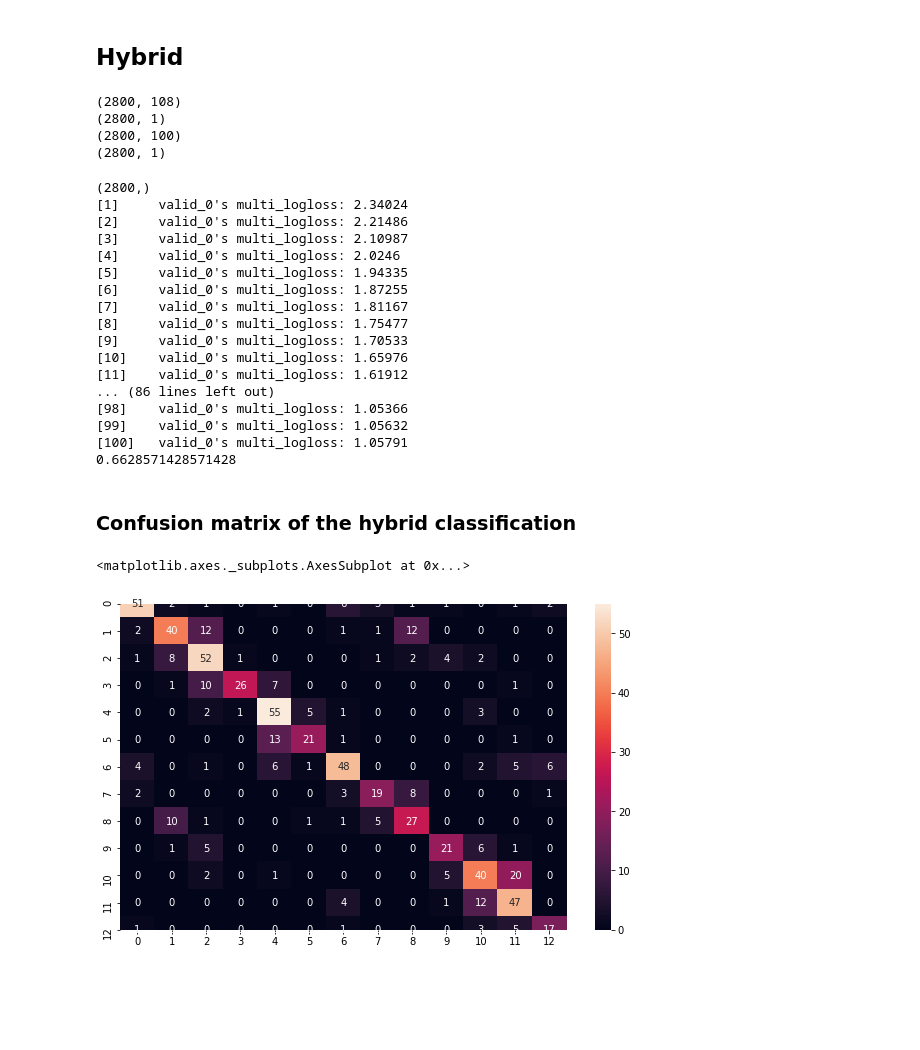
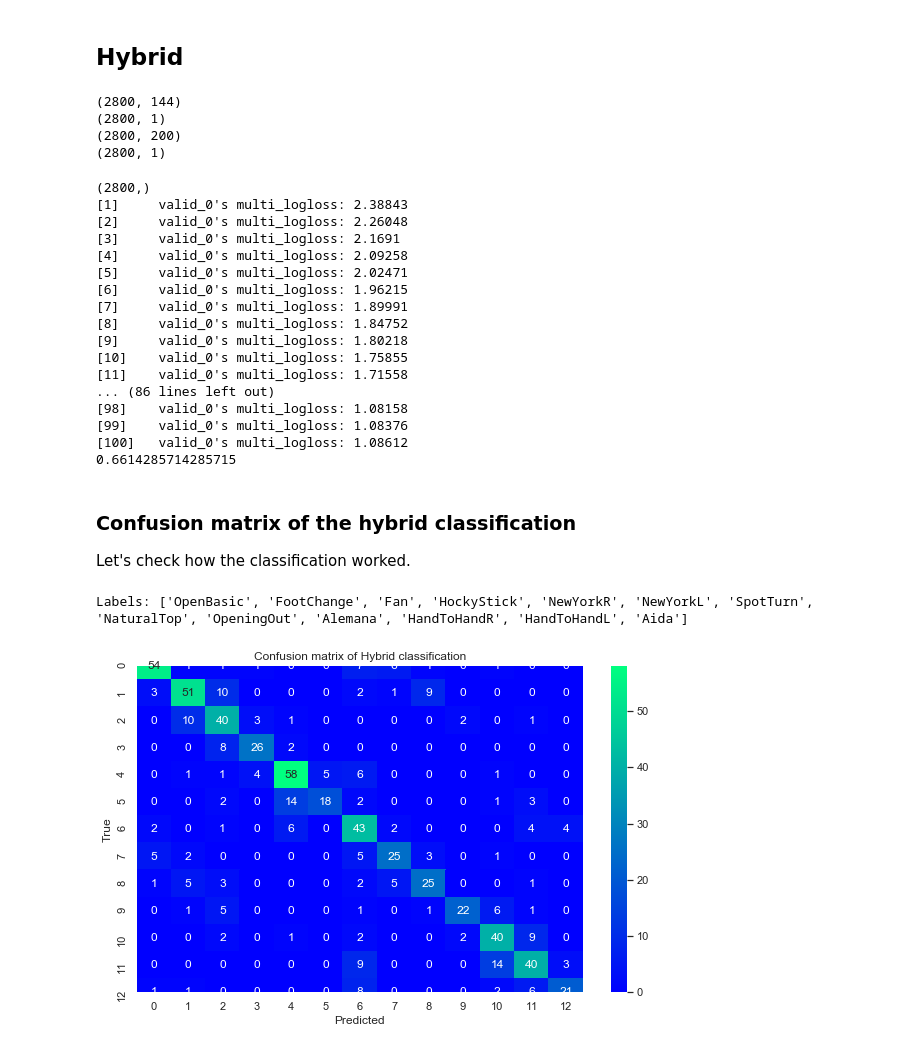
Before and after one commit to matsuyhit/BDD, a Jupyter notebook: Introduction2BDD.ipynb, the cells around one changed output. Drawn from its saved outputs; the diff is of its cells as text; code cells hidden in the pictures; blank space fills up the shorter version.

```diff
--- a/Introduction2BDD.ipynb
+++ b/Introduction2BDD.ipynb
@@ -40,0 +23,7 @@ keypoint = pd.read_pickle("KeypointData_woScl_noCut.pkl")
+# %%
+# Note: the pkl file may not be loaded correctly due to pandas version difference
+# You can choose read_csv to avoid the problem
+wearable = pd.read_pickle("csv/WearableSensorData_wM_noCut.pkl")
+keypoint = pd.read_pickle("csv/KeypointData_woScl_noCut.pkl")
+# wearable = pd.read_csv("csv/WearableSensorData_wM_noCut.csv")
+# keypoint = pd.read_csv("csv/KeypointData_woScl_noCut.csv")
@@ -95,9 +150,13 @@ def feature_extraction_accgyr(df, figure_length):
         # append features for each figure
         # 6 * 6 = 36 modalities per a figure using all sensors
         for c in col:
-            f_1fig.append(np.mean(np.array(m[c])))
-            f_1fig.append(np.var(np.array(m[c])))
-            f_1fig.append(np.argmax(np.array(m[c])))
+            # first 1/2
+            f_1fig.append(np.mean(np.array(m[c])[0:int(figure_length/2)]))
+            f_1fig.append(np.var(np.array(m[c])[0:int(figure_length/2)]))
+            # second
+            f_1fig.append(np.mean(np.array(m[c])[int(figure_length/2):2*int(figure_length/2)]))
+            f_1fig.append(np.var(np.array(m[c])[int(figure_length/2):2*int(figure_length/2)]))
+
         features.append(f_1fig)
 #         labels.append(df.figure.iloc[f*figure_length])
         labels.append(convert_dict[f+1])
@@ -115,10 +174,14 @@ def feature_extraction_keypoint(df, figure_length):
         m = modalities.iloc[f*figure_length:(f+1)*figure_length]
         f_1fig = []
         # append features for each figure
-        # 25 * 2 = 50 modalities per a figure using all sensors
+        # 25 * 2 = 50 modalities per a figure using all locations
         for c in col:
-            f_1fig.append(np.mean(m[c]))
-            f_1fig.append(np.var(m[c]))
+            # first 1/2
+            f_1fig.append(np.mean(np.array(m[c])[0:int(figure_length/2)]))
+            f_1fig.append(np.var(np.array(m[c])[0:int(figure_length/2)]))
+            # second
+            f_1fig.append(np.mean(np.array(m[c])[int(figure_length/2):2*int(figure_length/2)]))
+            f_1fig.append(np.var(np.array(m[c])[int(figure_length/2):2*int(figure_length/2)]))
         features.append(f_1fig)
 #         labels.append(df.figure.iloc[f*figure_length])
         labels.append(convert_dict[f+1])
@@ -350,9 +394,9 @@ print(labels_wearable.shape)
 print(features_keypoint.shape)
 print(labels_keypoint.shape)
 # %% [output]
-(2800, 108)
+(2800, 144)
 (2800, 1)
-(2800, 100)
+(2800, 200)
 (2800, 1)
 # %%
 features_hybrid = np.concatenate([features_wearable, features_keypoint], 1)
@@ -376,33 +420,41 @@ lgbm_params = {
 model = lgb.train(lgbm_params, lgb_train, valid_sets=lgb_eval)
 y_pred = model.predict(X_test, num_iteration=model.best_iteration)
 y_pred_max = np.argmax(y_pred, axis=1)
-# print accuracy
+# calculate accuracy
 accuracy = sum(y_test == y_pred_max) / len(y_test)
 print(accuracy)
 # %% [output]
 (2800,)
-[1]     valid_0's multi_logloss: 2.34024
-[2]     valid_0's multi_logloss: 2.21486
-[3]     valid_0's multi_logloss: 2.10987
-[4]     valid_0's multi_logloss: 2.0246
-[5]     valid_0's multi_logloss: 1.94335
-[6]     valid_0's multi_logloss: 1.87255
-[7]     valid_0's multi_logloss: 1.81167
-[8]     valid_0's multi_logloss: 1.75477
-[9]     valid_0's multi_logloss: 1.70533
-[10]    valid_0's multi_logloss: 1.65976
-[11]    valid_0's multi_logloss: 1.61912
+[1]     valid_0's multi_logloss: 2.38843
+[2]     valid_0's multi_logloss: 2.26048
+[3]     valid_0's multi_logloss: 2.1691
+[4]     valid_0's multi_logloss: 2.09258
+[5]     valid_0's multi_logloss: 2.02471
+[6]     valid_0's multi_logloss: 1.96215
+[7]     valid_0's multi_logloss: 1.89991
+[8]     valid_0's multi_logloss: 1.84752
+[9]     valid_0's multi_logloss: 1.80218
+[10]    valid_0's multi_logloss: 1.75855
+[11]    valid_0's multi_logloss: 1.71558
 ... (86 lines left out)
-[98]    valid_0's multi_logloss: 1.05366
-[99]    valid_0's multi_logloss: 1.05632
-[100]   valid_0's multi_logloss: 1.05791
-0.6628571428571428
+[98]    valid_0's multi_logloss: 1.08158
+[99]    valid_0's multi_logloss: 1.08376
+[100]   valid_0's multi_logloss: 1.08612
+0.6614285714285715
 # %% [markdown]
 ### Confusion matrix of the hybrid classification
+Let's check how the classification worked.
 # %%
-cm = confusion_matrix(y_test, y_pred_max)
+labels = [figure_dict[x+1] for x in range(13)]
+print("Labels:", labels)
+cm = confusion_matrix(y_true=y_test, y_pred=y_pred_max)
 fig = plt.figure(figsize=(10, 6))
-sns.heatmap(cm, annot=True)
+sns.heatmap(cm, annot=True, cmap="winter")
+
+plt.title("Confusion matrix of Hybrid classification")
+plt.xlabel("Predicted")
+plt.ylabel("True")
+plt.show()
 # %% [output]
-<matplotlib.axes._subplots.AxesSubplot at 0x...>
+Labels: ['OpenBasic', 'FootChange', 'Fan', 'HockyStick', 'NewYorkR', 'NewYorkL', 'SpotTurn', 'NaturalTop', 'OpeningOut', 'Alemana', 'HandToHandR', 'HandToHandL', 'Aida']
-[figure, old version]
+[figure, new version]
```
Also changed, not shown: parts of 20 cells of this notebook.
